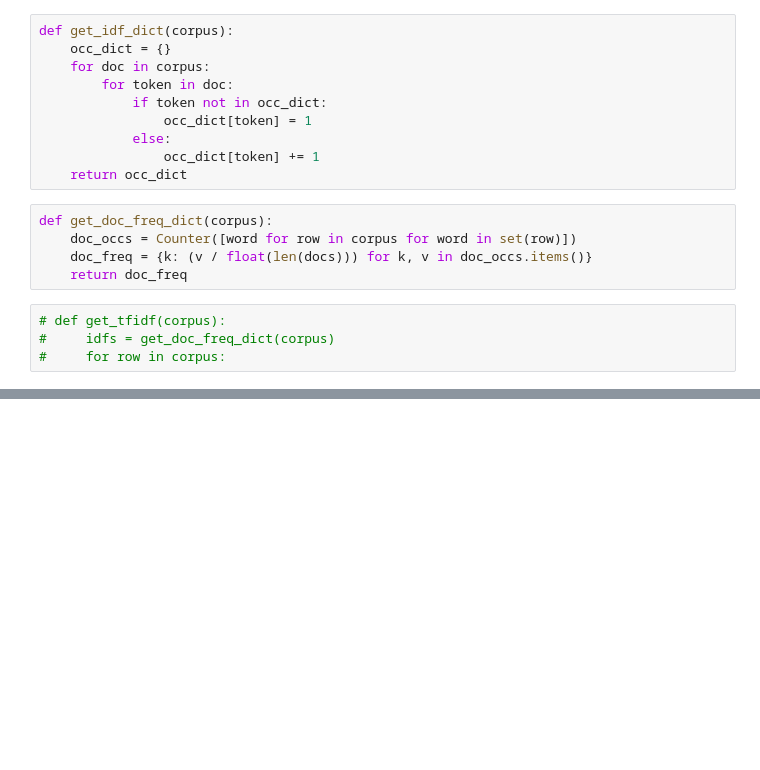
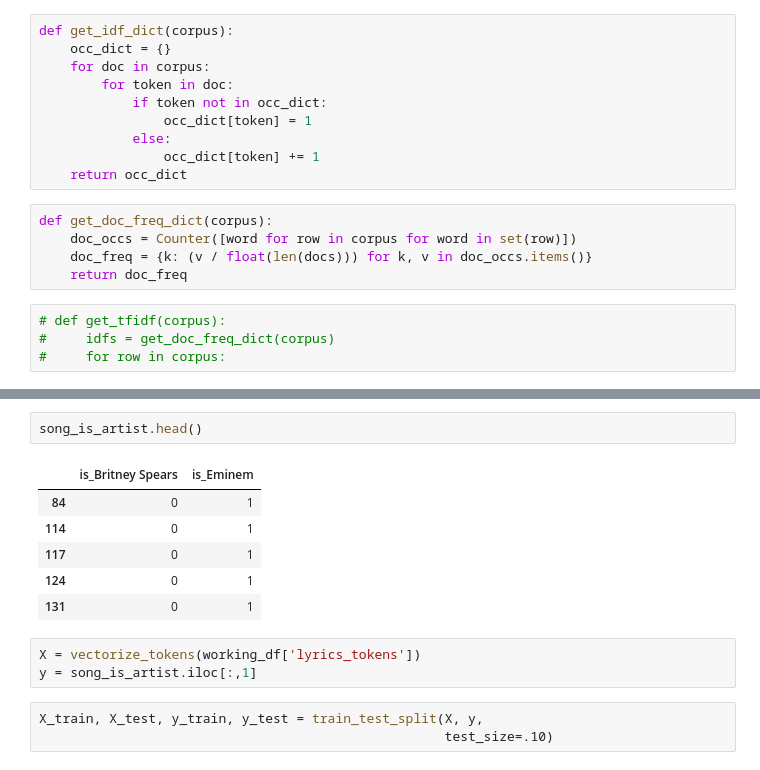
Before and after one commit to sn-ekstrand/lyric-clustering, a Jupyter notebook: notebooks/nlp_classifications.ipynb, the cells around one changed output, grey strips where cells are left out. Saved outputs shown, nothing was run; the diff lists cells and outputs as text; blank space fills up the shorter version.

```diff
--- a/notebooks/nlp_classifications.ipynb
+++ b/notebooks/nlp_classifications.ipynb
@@ -374,0 +407,15 @@ vectors.shape
+# %%
+song_is_artist.head()
+# %% [output]
+|  | is_Britney Spears | is_Eminem |
+| 84 | 0 | 1 |
+| 114 | 0 | 1 |
+| 117 | 0 | 1 |
+| 124 | 0 | 1 |
+| 131 | 0 | 1 |
+# %%
+X = vectorize_tokens(working_df['lyrics_tokens'])
+y = song_is_artist.iloc[:,1]
+# %%
+X_train, X_test, y_train, y_test = train_test_split(X, y,
+                                                    test_size=.10)
```
Also changed, not shown: parts of 7 cells of this notebook.
